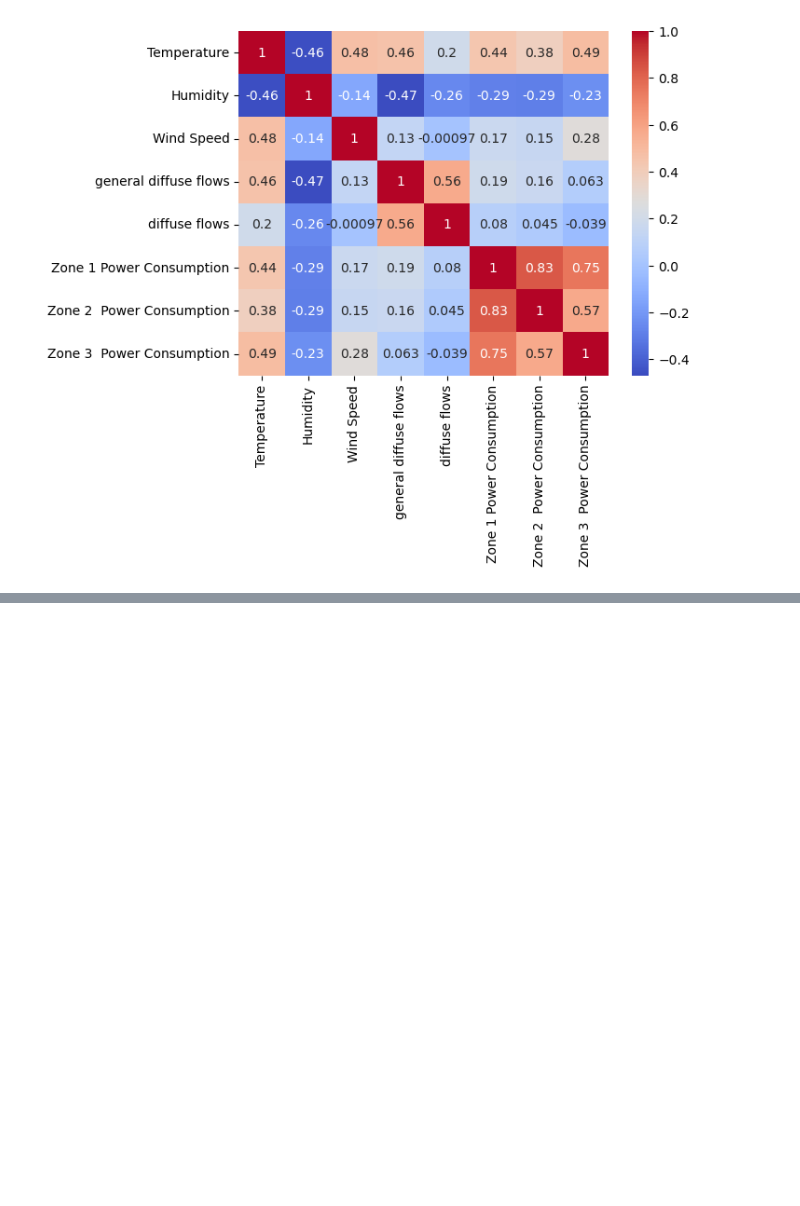
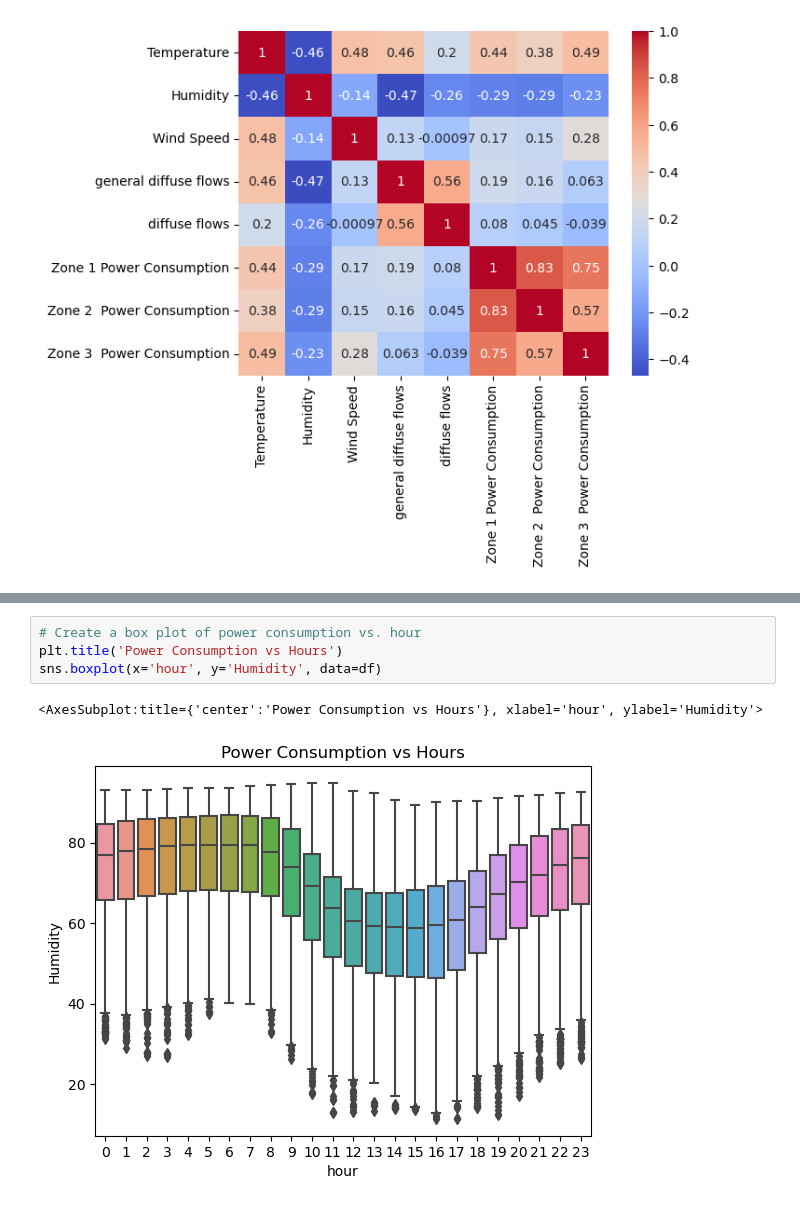
Before and after one commit to Muhammed-Fais/Time-Series-Forecasting-on-Power-Consumption, a Jupyter notebook: Power Consumption.ipynb, the cells around one changed output, grey strips where cells are left out. Cells and saved outputs as stored; diff of their text form; blank space fills up the shorter version.

```diff
--- a/Power Consumption.ipynb
+++ b/Power Consumption.ipynb
@@ -81,0 +105,7 @@ plt.show()
+# %%
+# Create a box plot of power consumption vs. hour
+plt.title('Power Consumption vs Hours')
+sns.boxplot(x='hour', y='Humidity', data=df)
+# %% [output]
+<AxesSubplot:title={'center':'Power Consumption vs Hours'}, xlabel='hour', ylabel='Humidity'>
+[figure, added]
```
Also changed, not shown: parts of 2 cells of this notebook.
